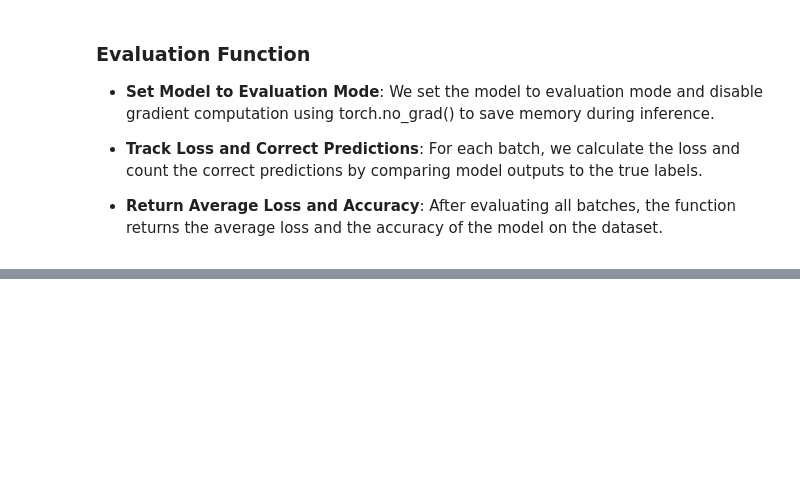
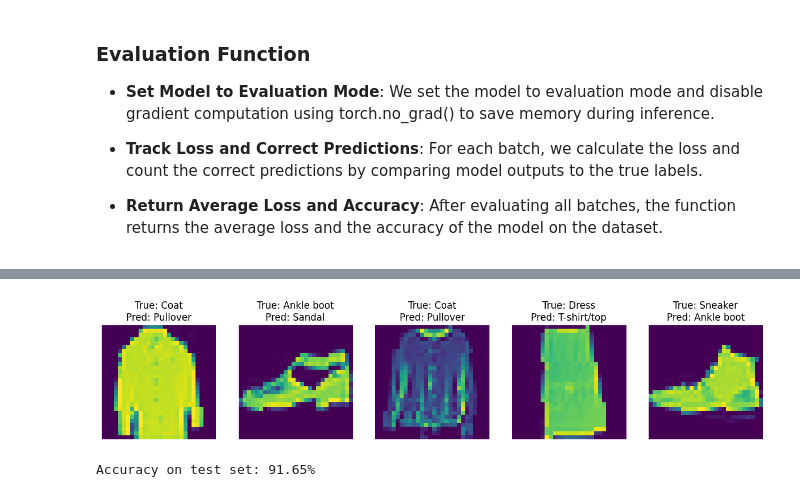
Before and after one commit to sonalshreya25/DeepLearning, a Jupyter notebook: Assignment4_CNN_multi_class_image_classification_(1).ipynb, the cells around one changed output, grey strips where cells are left out. Saved outputs shown, nothing was run; the diff lists cells and outputs as text; code cells hidden in the pictures; blank space fills up the shorter version.

```diff
--- a/Assignment4_CNN_multi_class_image_classification_(1).ipynb
+++ b/Assignment4_CNN_multi_class_image_classification_(1).ipynb
@@ -318,0 +412,62 @@ BrokenPipeError: [Errno 32] Broken pipe
+# %%
+# Updated evaluate_model function to get misclassified images
+def evaluate_model_with_misclassifications(model, dataloader, criterion):
+    model.eval()
+    true_labels = []
+    predicted_labels = []
+    misclassified_images = []
+    misclassified_true_labels = []
+    misclassified_pred_labels = []
+    running_loss = 0.0
+
+    with torch.no_grad():
+        for images, labels in dataloader:
+            images, labels = images.to(device), labels.to(device)
+            outputs = model(images)
+            loss = criterion(outputs, labels)
+            running_loss += loss.item()
+
+            _, predicted = torch.max(outputs, 1)
+            true_labels.extend(labels.cpu().numpy())
+            predicted_labels.extend(predicted.cpu().numpy())
+
+            # Track misclassified images
+            misclassified = (predicted != labels)
+            misclassified_images.extend(images[misclassified].cpu())
+            misclassified_true_labels.extend(labels[misclassified].cpu().numpy())
+            misclassified_pred_labels.extend(predicted[misclassified].cpu().numpy())
+
+    accuracy = 100 * np.sum(np.array(true_labels) == np.array(predicted_labels)) / len(true_labels)
+    avg_loss = running_loss / len(dataloader)
+
+    return avg_loss, accuracy, misclassified_images, misclassified_true_labels, misclassified_pred_labels
+
+# Function to visualize some misclassified images
+def visualize_misclassifications(misclassified_images, misclassified_true_labels, misclassified_pred_labels, class_names, num_images=5):
+    plt.figure(figsize=(15, 15))
+
+    for i in range(min(num_images, len(misclassified_images))):
+        plt.subplot(1, num_images, i+1)
+        plt.imshow(misclassified_images[i].permute(1, 2, 0))  # Convert to HWC format for plotting
+        true_label = class_names[misclassified_true_labels[i]]
+        pred_label = class_names[misclassified_pred_labels[i]]
+        plt.title(f'True: {true_label}\nPred: {pred_label}')
+        plt.axis('off')
+
+    plt.show()
+
+# Example usage during evaluation
+test_loss, test_accuracy, misclassified_images, misclassified_true_labels, misclassified_pred_labels = evaluate_model_with_misclassifications(model, testloader, criterion)
+
+# Log evaluation results to WandB
+wandb.log({'Test Loss': test_loss, 'Test Accuracy': test_accuracy})
+
+# Visualize misclassified images
+visualize_misclassifications(misclassified_images, misclassified_true_labels, misclassified_pred_labels,
+                              class_names=['T-shirt/top', 'Trouser', 'Pullover', 'Dress', 'Coat',
+                                           'Sandal', 'Shirt', 'Sneaker', 'Bag', 'Ankle boot'])
+
+print(f'Accuracy on test set: {test_accuracy:.2f}%')
+# %% [output]
+[figure, added]
+Accuracy on test set: 91.65%
```
Also changed, not shown: parts of 14 cells of this notebook.
